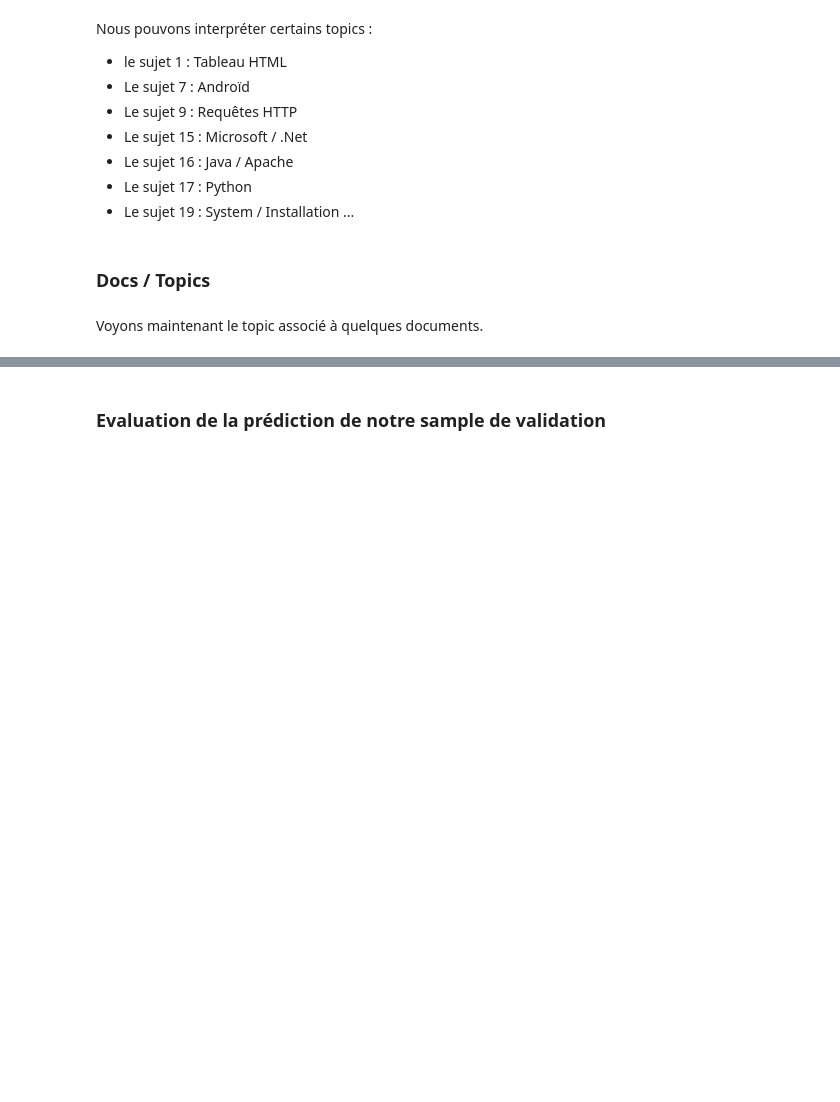
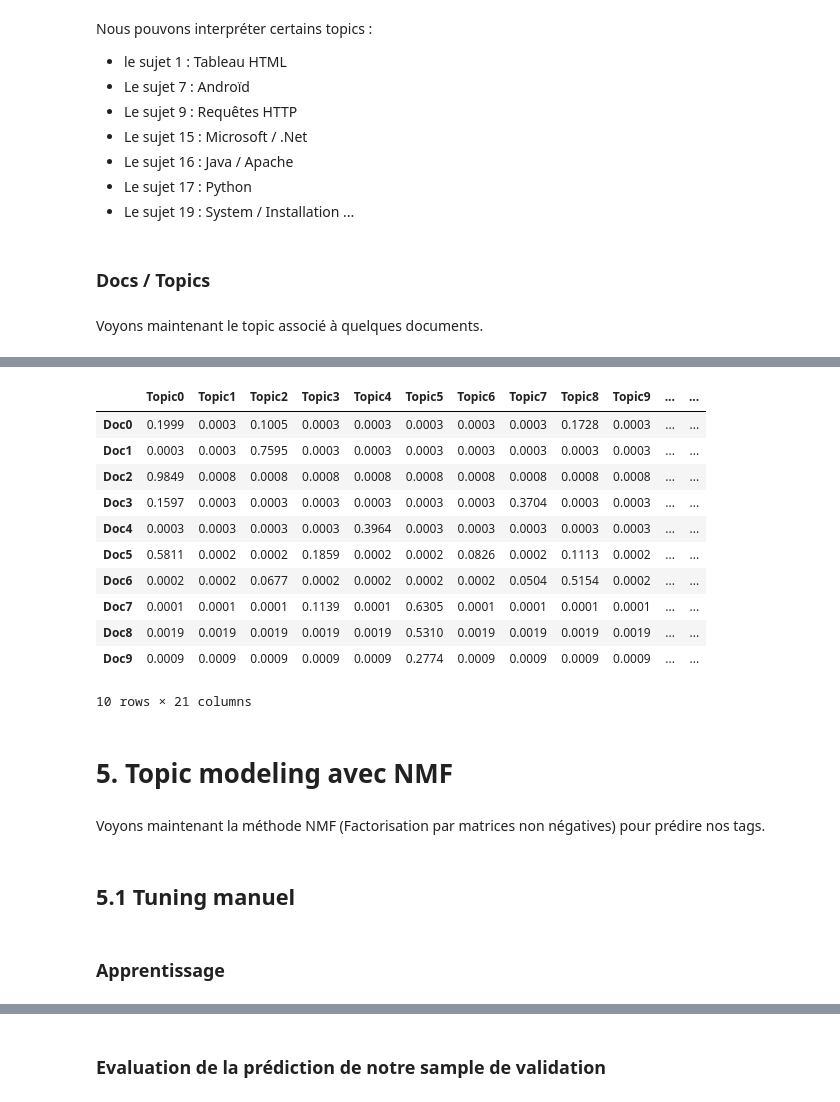
Before and after one commit to makboulhoussen/projet6, a Jupyter notebook: notebook/SOF_Tags_UnsupervisedMethod.ipynb, the cells around one changed output, grey strips where cells are left out. Drawn from its saved outputs; the diff is of its cells as text; code cells hidden in the pictures; blank space fills up the shorter version.

```diff
--- a/notebook/SOF_Tags_UnsupervisedMethod.ipynb
+++ b/notebook/SOF_Tags_UnsupervisedMethod.ipynb
@@ -279,2 +391,3 @@ best_lda_model = lda_model.best_estimator_
 # %%
+data_vectorized = tf_vectorizer.transform(x_train_text)
 lda_output = best_lda_model.transform(data_vectorized)
@@ -698,0 +578,23 @@ Prediction accuracy: 27.61 %
+# %%
+getDocsTopicsMatrix(x_train, best_lda_model, lda_output).head(10)
+# %% [output]
+|  | Topic0 | Topic1 | Topic2 | Topic3 | Topic4 | Topic5 | Topic6 | Topic7 | Topic8 | Topic9 | ... | ... |
+| Doc0 | 0.1999 | 0.0003 | 0.1005 | 0.0003 | 0.0003 | 0.0003 | 0.0003 | 0.0003 | 0.1728 | 0.0003 | ... | ... |
+| Doc1 | 0.0003 | 0.0003 | 0.7595 | 0.0003 | 0.0003 | 0.0003 | 0.0003 | 0.0003 | 0.0003 | 0.0003 | ... | ... |
+| Doc2 | 0.9849 | 0.0008 | 0.0008 | 0.0008 | 0.0008 | 0.0008 | 0.0008 | 0.0008 | 0.0008 | 0.0008 | ... | ... |
+| Doc3 | 0.1597 | 0.0003 | 0.0003 | 0.0003 | 0.0003 | 0.0003 | 0.0003 | 0.3704 | 0.0003 | 0.0003 | ... | ... |
+| Doc4 | 0.0003 | 0.0003 | 0.0003 | 0.0003 | 0.3964 | 0.0003 | 0.0003 | 0.0003 | 0.0003 | 0.0003 | ... | ... |
+| Doc5 | 0.5811 | 0.0002 | 0.0002 | 0.1859 | 0.0002 | 0.0002 | 0.0826 | 0.0002 | 0.1113 | 0.0002 | ... | ... |
+| Doc6 | 0.0002 | 0.0002 | 0.0677 | 0.0002 | 0.0002 | 0.0002 | 0.0002 | 0.0504 | 0.5154 | 0.0002 | ... | ... |
+| Doc7 | 0.0001 | 0.0001 | 0.0001 | 0.1139 | 0.0001 | 0.6305 | 0.0001 | 0.0001 | 0.0001 | 0.0001 | ... | ... |
+| Doc8 | 0.0019 | 0.0019 | 0.0019 | 0.0019 | 0.0019 | 0.5310 | 0.0019 | 0.0019 | 0.0019 | 0.0019 | ... | ... |
+| Doc9 | 0.0009 | 0.0009 | 0.0009 | 0.0009 | 0.0009 | 0.2774 | 0.0009 | 0.0009 | 0.0009 | 0.0009 | ... | ... |
+10 rows × 21 columns
+# %% [markdown]
+# 5. Topic modeling avec NMF
+# %% [markdown]
+Voyons maintenant la méthode NMF (Factorisation par matrices non négatives) pour prédire nos tags.
+# %% [markdown]
+## 5.1 Tuning manuel
+# %% [markdown]
+### Apprentissage
```
Also changed, not shown: parts of 173 cells of this notebook.
